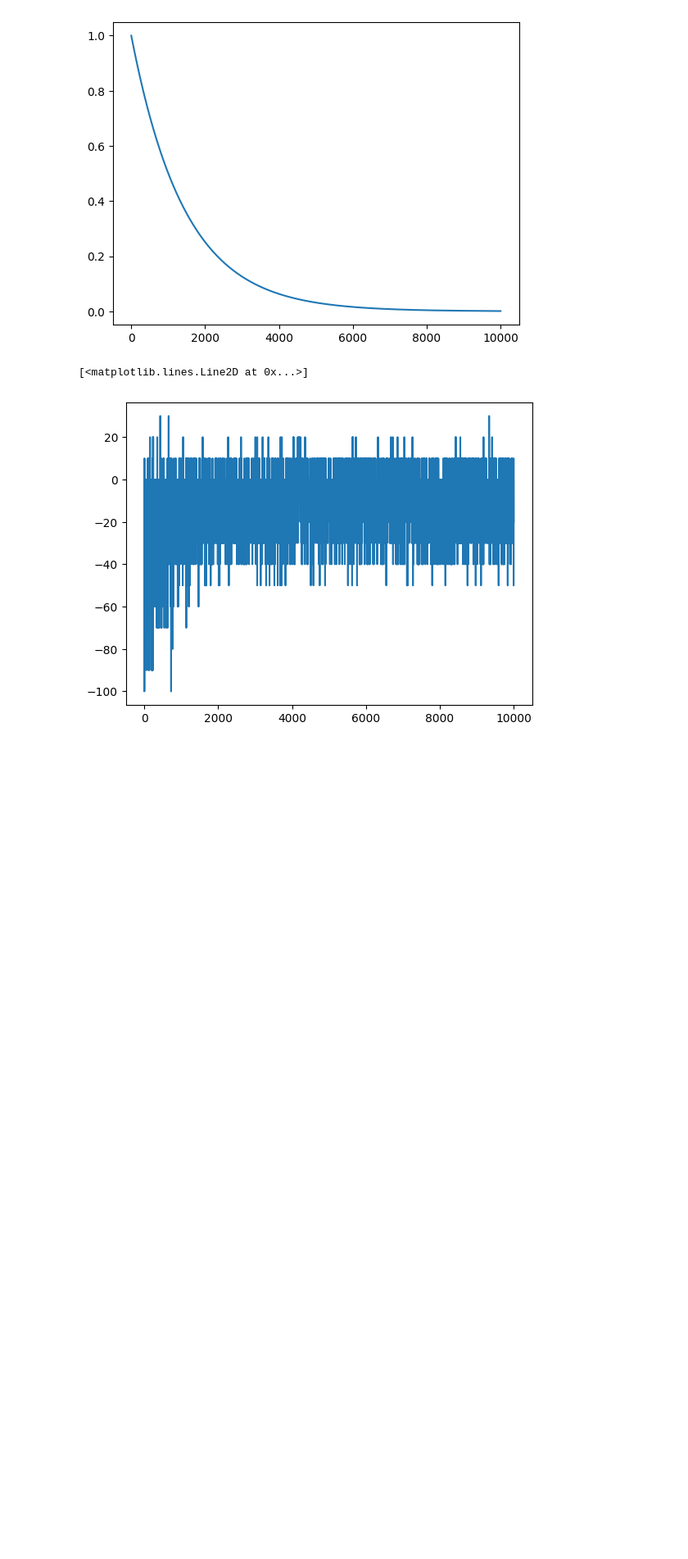
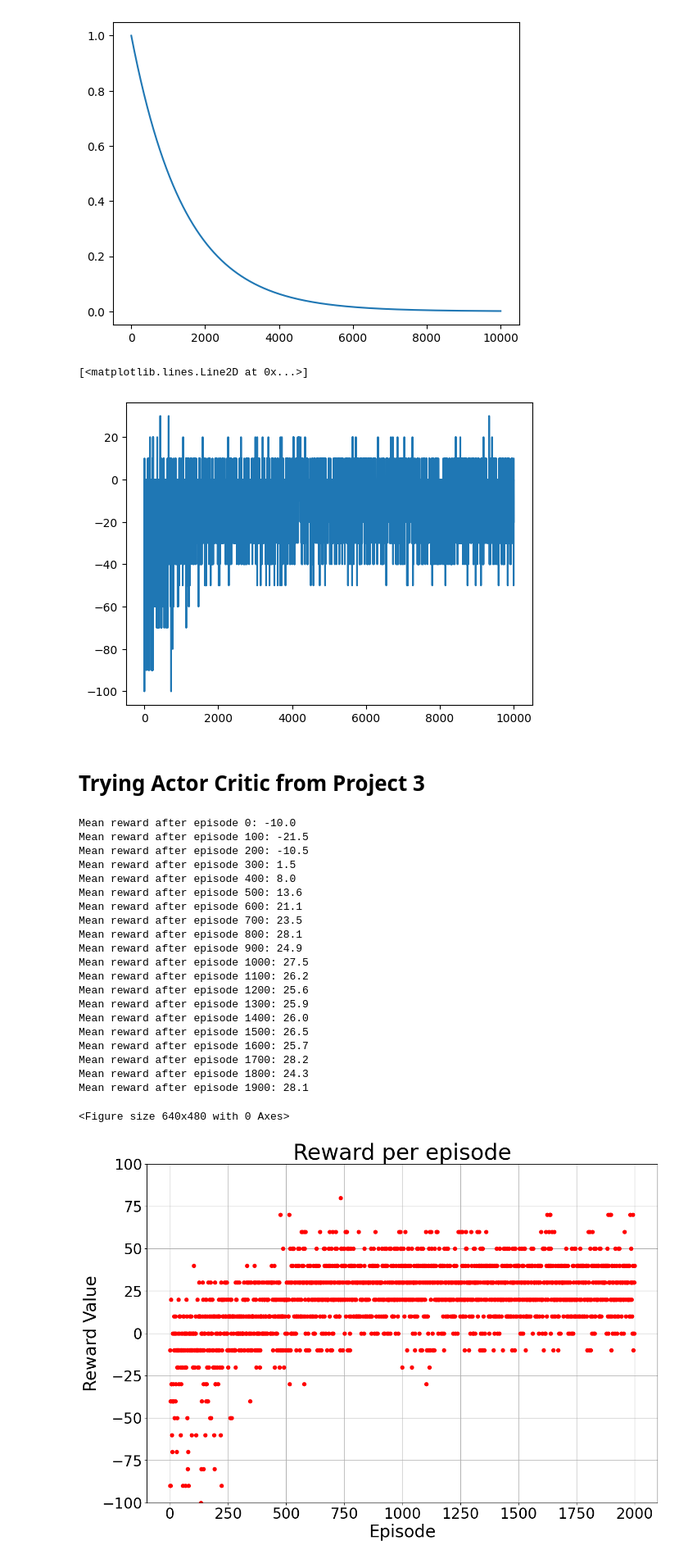
Before and after one commit to jhhunter/CSE546FinalProject, a Jupyter notebook: jhhunter_ubansal_final_project.ipynb, the cells around one changed output. Shown at 82% size. Drawn from its saved outputs; the diff is of its cells as text; code cells hidden in the pictures; blank space fills up the shorter version.

Commit message:
Environment modifications and actor_critic

```diff
--- a/jhhunter_ubansal_final_project.ipynb
+++ b/jhhunter_ubansal_final_project.ipynb
@@ -325,3 +325,5 @@ plt.plot(total_rewards)
 # %% [output]
 [<matplotlib.lines.Line2D at 0x...>]
 [figure]
+# %% [markdown]
+# Trying Actor Critic from Project 3
@@ -327,0 +333,60 @@ plt.plot(total_rewards)
+# %%
+env = ForestFire(height=10, width=10)
+actor_critic = ActorCritic(env.observation_space.shape[0], env.action_space.n, actor_lr=2e-4, critic_lr=1e-3, dense=True)
+n_episodes = 2000
+episodic_rewards = []
+environment_name = 'forest_fire'
+algorithm_name = 'td_ac'
+min_reward = -100
+max_reward = 100
+
+# Training the agent
+for i in range(n_episodes):
+    obs = env.reset()
+    done = False
+    reward = 0
+    while not done:
+        action, log_probability = actor_critic.choose_action(torch.from_numpy(obs).float().unsqueeze(0))
+        new_obs, rew, done = env.step(action)
+        reward += rew
+        actor_critic.learn(
+            torch.from_numpy(obs).float().unsqueeze(0),
+            action,
+            log_probability,
+            rew,
+            torch.from_numpy(new_obs).float().unsqueeze(0),
+            done
+        )
+        obs = new_obs
+
+    episodic_rewards.append(reward)
+    if(np.all(np.array(episodic_rewards[-10:]) >= 100)):
+        break
+    if(i%100 == 0):
+        print(f'Mean reward after episode {i}: {np.array(episodic_rewards[-100:]).mean()}')
+
+
+plot_train_rewards(environment_name, algorithm_name, episodic_rewards, min_reward, max_reward, show=True)
+# %% [output]
+Mean reward after episode 0: -10.0
+Mean reward after episode 100: -21.5
+Mean reward after episode 200: -10.5
+Mean reward after episode 300: 1.5
+Mean reward after episode 400: 8.0
+Mean reward after episode 500: 13.6
+Mean reward after episode 600: 21.1
+Mean reward after episode 700: 23.5
+Mean reward after episode 800: 28.1
+Mean reward after episode 900: 24.9
+Mean reward after episode 1000: 27.5
+Mean reward after episode 1100: 26.2
+Mean reward after episode 1200: 25.6
+Mean reward after episode 1300: 25.9
+Mean reward after episode 1400: 26.0
+Mean reward after episode 1500: 26.5
+Mean reward after episode 1600: 25.7
+Mean reward after episode 1700: 28.2
+Mean reward after episode 1800: 24.3
+Mean reward after episode 1900: 28.1
+<Figure size 640x480 with 0 Axes>
+[figure, added]
```
Also changed, not shown: parts of 7 cells of this notebook, 3 other files.
